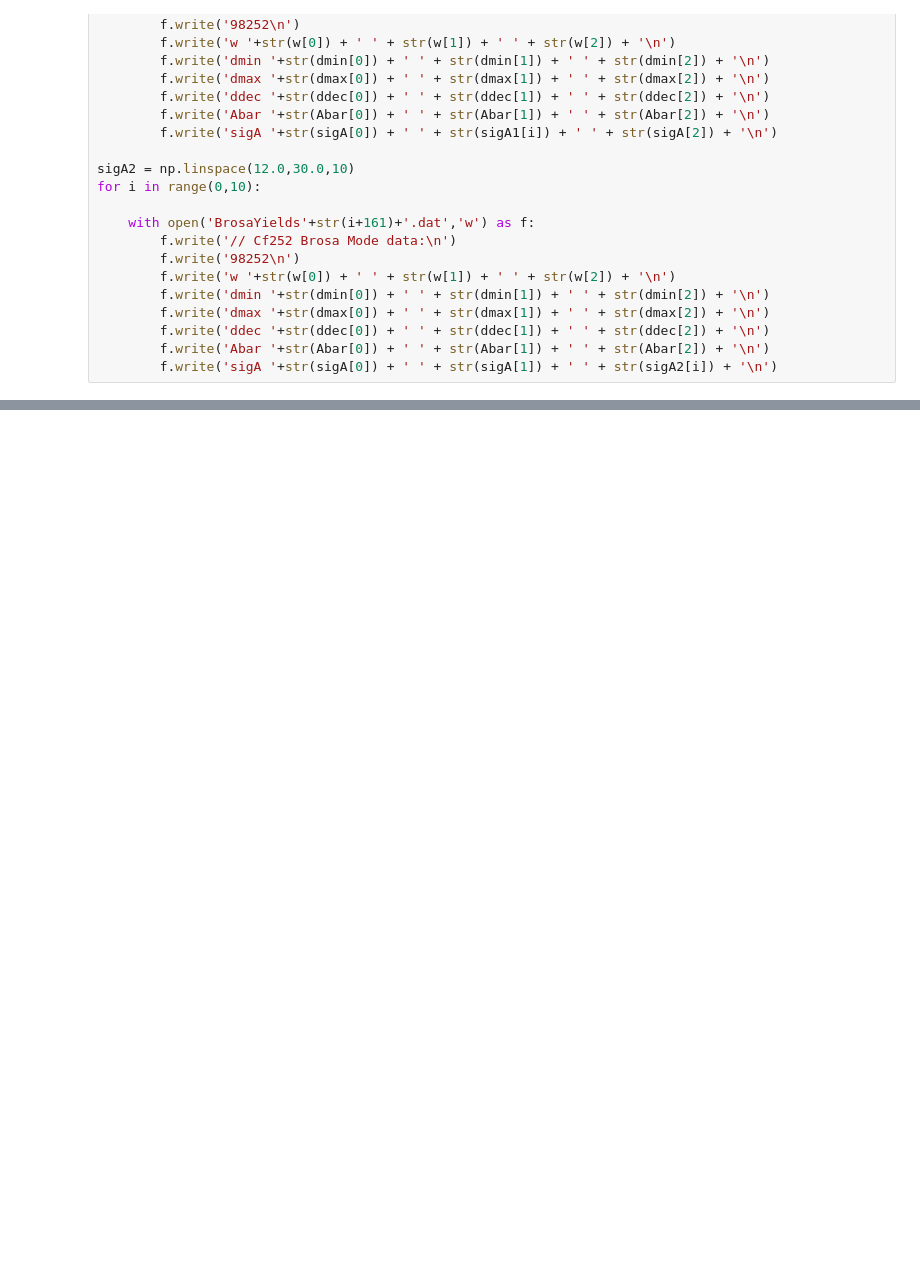
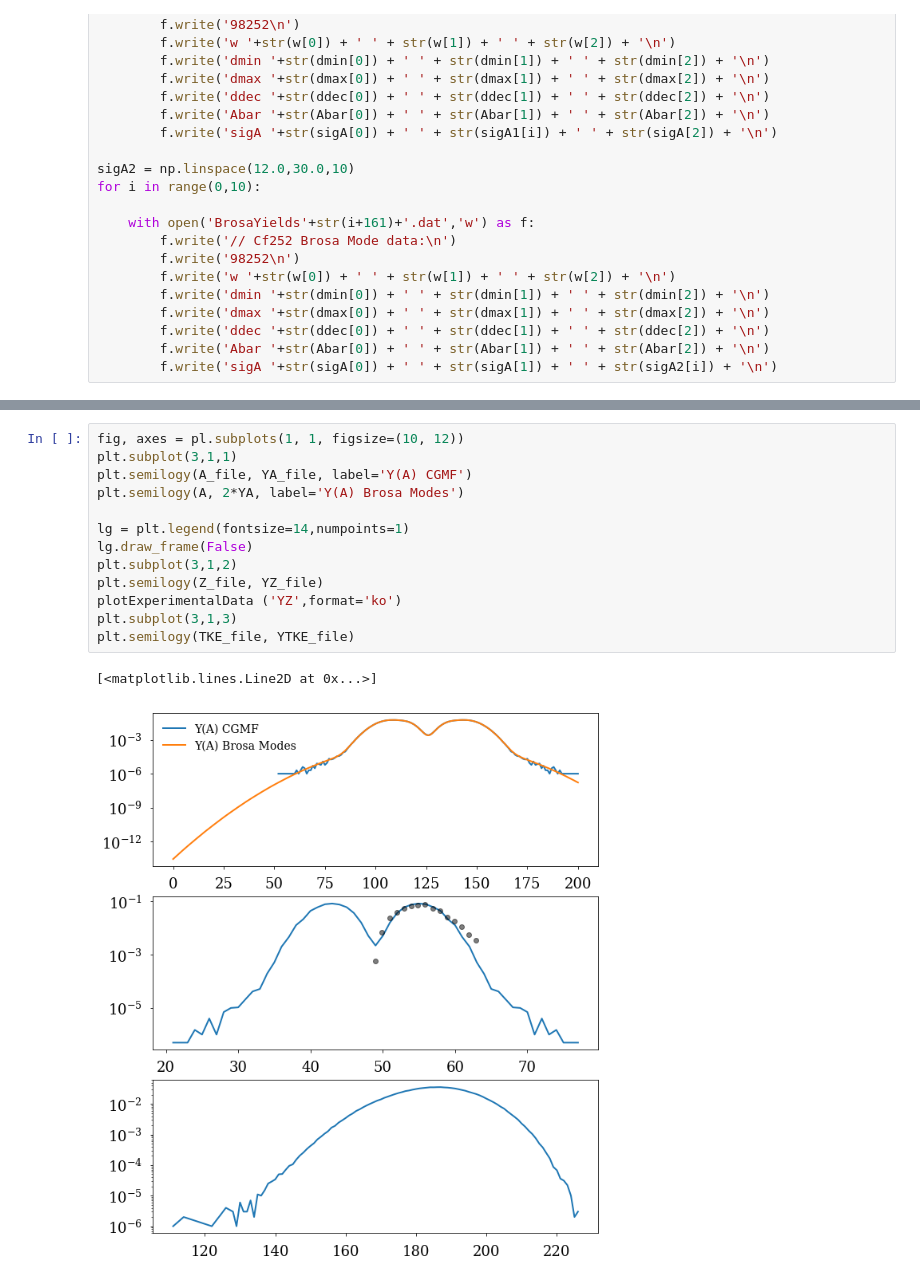
Before and after one commit to austinlc/YATKE, a Jupyter notebook: SampleAlgorithm.ipynb, the cells around one changed output, grey strips where cells are left out. Drawn from its saved outputs; the diff is of its cells as text; blank space fills up the shorter version.

Commit message:
CGMF with Brosa + Analysis

```diff
--- a/SampleAlgorithm.ipynb
+++ b/SampleAlgorithm.ipynb
@@ -937,0 +977,16 @@ for i in range(0,10):
+# %%
+fig, axes = pl.subplots(1, 1, figsize=(10, 12))
+plt.subplot(3,1,1)
+plt.semilogy(A_file, YA_file, label='Y(A) CGMF')
+plt.semilogy(A, 2*YA, label='Y(A) Brosa Modes')
+
+lg = plt.legend(fontsize=14,numpoints=1)
+lg.draw_frame(False)
+plt.subplot(3,1,2)
+plt.semilogy(Z_file, YZ_file)
+plotExperimentalData ('YZ',format='ko')
+plt.subplot(3,1,3)
+plt.semilogy(TKE_file, YTKE_file)
+# %% [output]
+[<matplotlib.lines.Line2D at 0x...>]
+[figure, added]
```
Also changed, not shown: parts of 4 cells of this notebook, 2 other files.
